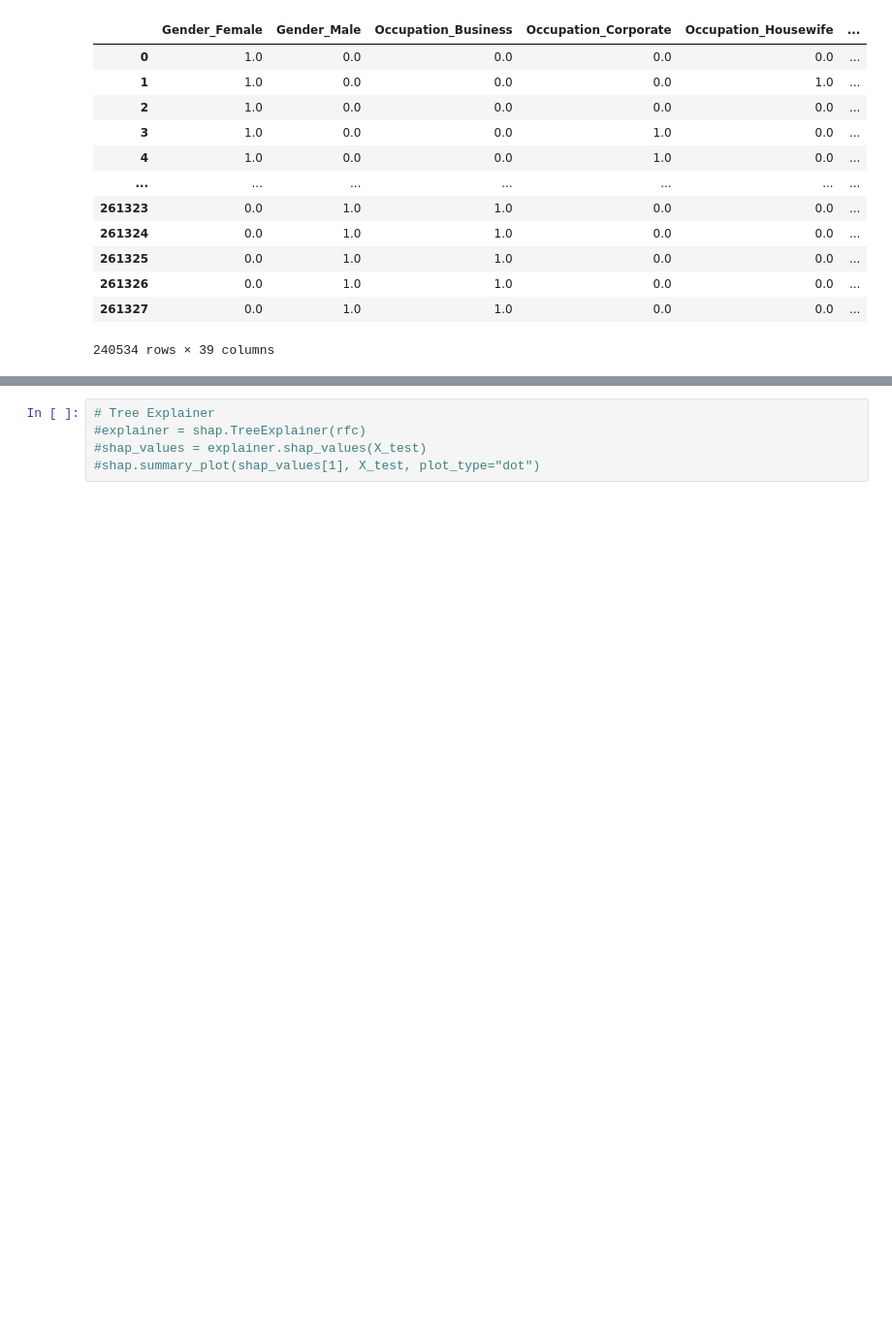
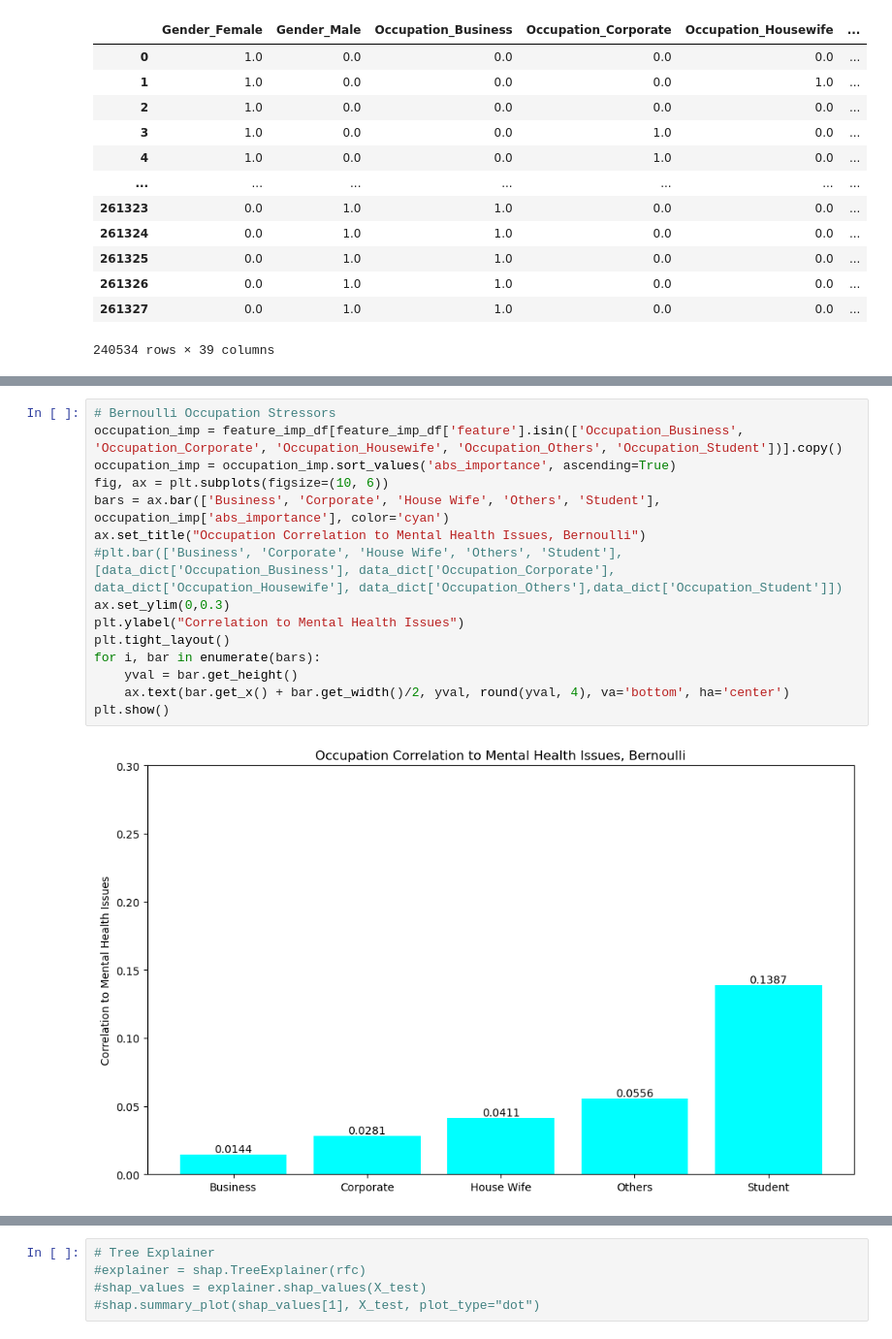
Before and after one commit to the13qead/DAT-490-Capstone-Mental-Health-Analysis, a Jupyter notebook: Analysis_Devin.ipynb, the cells around one changed output, grey strips where cells are left out. Shown: that part at 97% size. Saved outputs shown, nothing was run; the diff lists cells and outputs as text; blank space fills up the shorter version.

```diff
--- a/Analysis_Devin.ipynb
+++ b/Analysis_Devin.ipynb
@@ -147,3 +176,20 @@ False Negative Rate:  0.1370902363481406
+# %%
+# Bernoulli Occupation Stressors
+occupation_imp = feature_imp_df[feature_imp_df['feature'].isin(['Occupation_Business', 'Occupation_Corporate', 'Occupation_Housewife', 'Occupation_Others', 'Occupation_Student'])].copy()
+occupation_imp = occupation_imp.sort_values('abs_importance', ascending=True)
+fig, ax = plt.subplots(figsize=(10, 6))
+bars = ax.bar(['Business', 'Corporate', 'House Wife', 'Others', 'Student'], occupation_imp['abs_importance'], color='cyan')
+ax.set_title("Occupation Correlation to Mental Health Issues, Bernoulli")
+#plt.bar(['Business', 'Corporate', 'House Wife', 'Others', 'Student'], [data_dict['Occupation_Business'], data_dict['Occupation_Corporate'], data_dict['Occupation_Housewife'], data_dict['Occupation_Others'],data_dict['Occupation_Student']])
+ax.set_ylim(0,0.3)
+plt.ylabel("Correlation to Mental Health Issues")
+plt.tight_layout()
+for i, bar in enumerate(bars):
+    yval = bar.get_height()
+    ax.text(bar.get_x() + bar.get_width()/2, yval, round(yval, 4), va='bottom', ha='center')
+plt.show()
+# %% [output]
+[figure, added]
 # %%
 # Random Forest Information
 importances = rfc.feature_importances_
```
Also changed, not shown: parts of 16 cells of this notebook.
